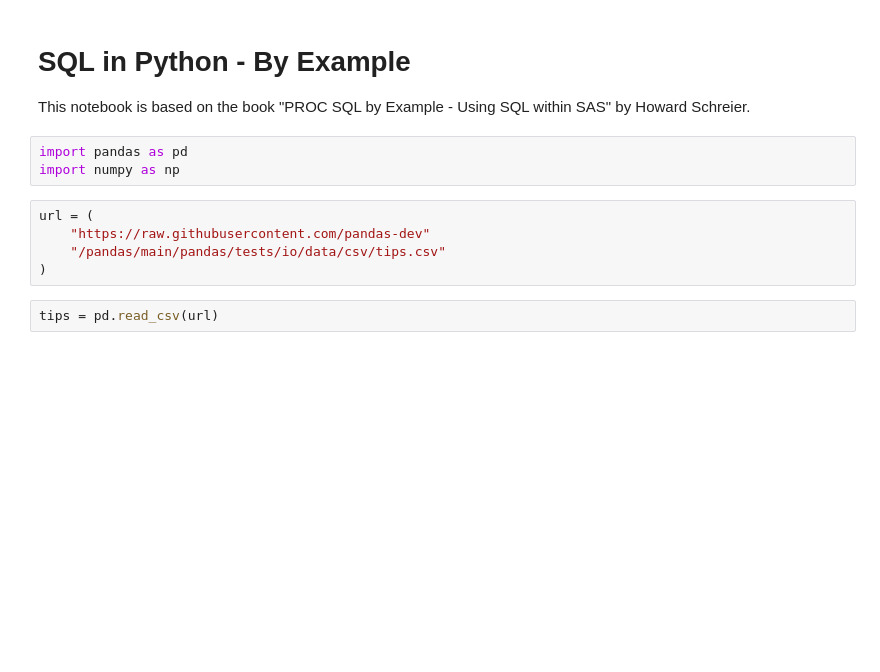
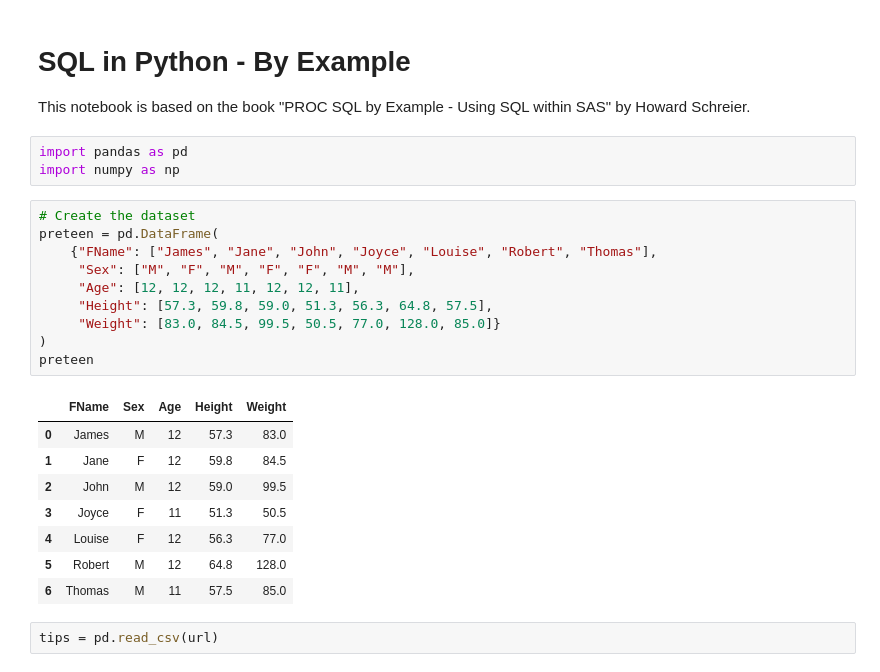
Before and after one commit to stevenkhwun/P4DS, a Jupyter notebook: SQL_in_Python_ByExample.ipynb, the cells around one changed output. Drawn from its saved outputs; the diff is of its cells as text; blank space fills up the shorter version.

```diff
--- a/SQL_in_Python_ByExample.ipynb
+++ b/SQL_in_Python_ByExample.ipynb
@@ -7,11 +7,25 @@ This notebook is based on the book "PROC SQL by Example - Using SQL within SAS"
 # %%
 import pandas as pd
 import numpy as np
-# %%
-url = (
-    "https://raw.githubusercontent.com/pandas-dev"
-    "/pandas/main/pandas/tests/io/data/csv/tips.csv"
-)
+# %%
+# Create the dataset
+preteen = pd.DataFrame(
+    {"FName": ["James", "Jane", "John", "Joyce", "Louise", "Robert", "Thomas"],
+     "Sex": ["M", "F", "M", "F", "F", "M", "M"],
+     "Age": [12, 12, 12, 11, 12, 12, 11],
+     "Height": [57.3, 59.8, 59.0, 51.3, 56.3, 64.8, 57.5],
+     "Weight": [83.0, 84.5, 99.5, 50.5, 77.0, 128.0, 85.0]}
+)
+preteen
+# %% [output]
+|  | FName | Sex | Age | Height | Weight |
+| 0 | James | M | 12 | 57.3 | 83.0 |
+| 1 | Jane | F | 12 | 59.8 | 84.5 |
+| 2 | John | M | 12 | 59.0 | 99.5 |
+| 3 | Joyce | F | 11 | 51.3 | 50.5 |
+| 4 | Louise | F | 12 | 56.3 | 77.0 |
+| 5 | Robert | M | 12 | 64.8 | 128.0 |
+| 6 | Thomas | M | 11 | 57.5 | 85.0 |
 # %%
 tips = pd.read_csv(url)
 # %% [markdown]
```
